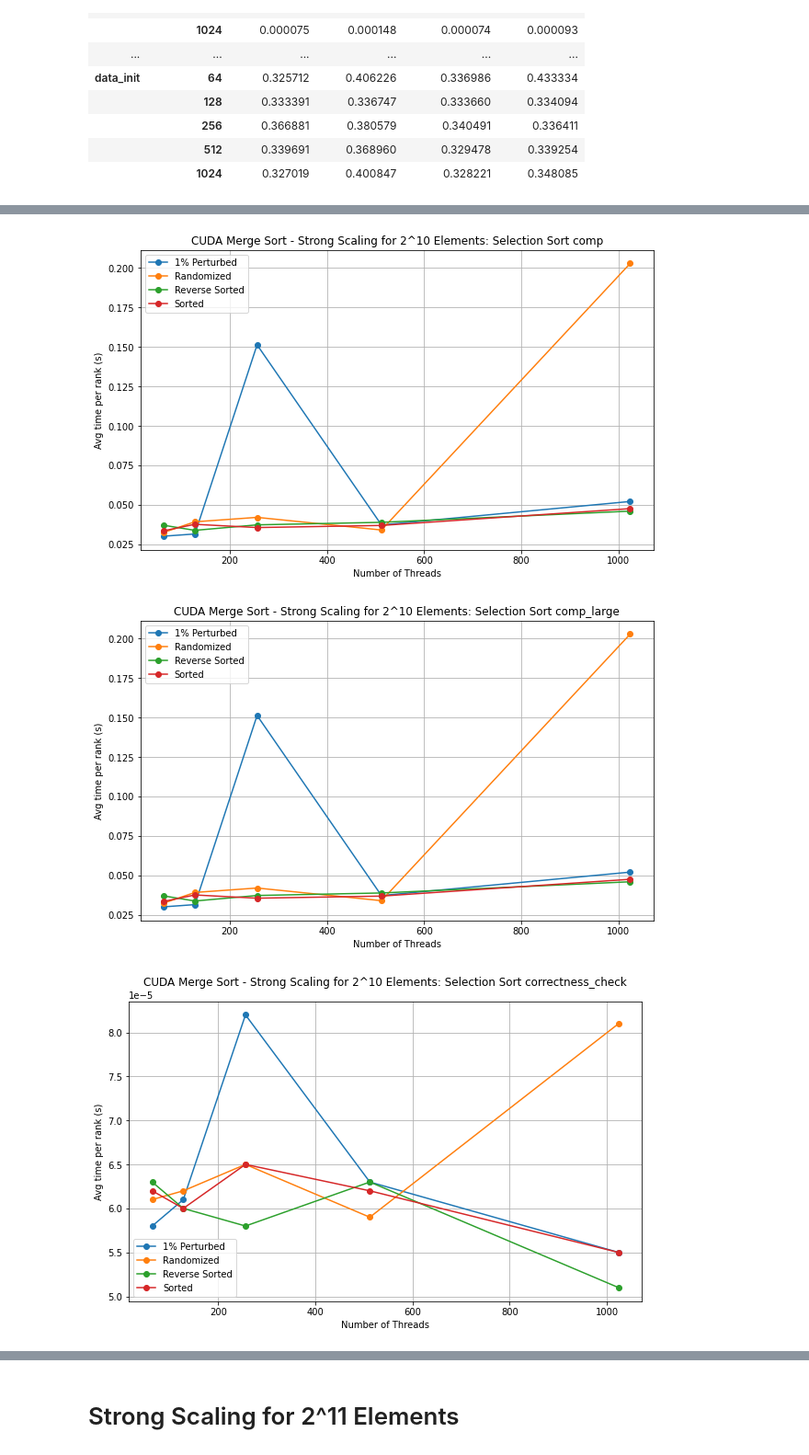
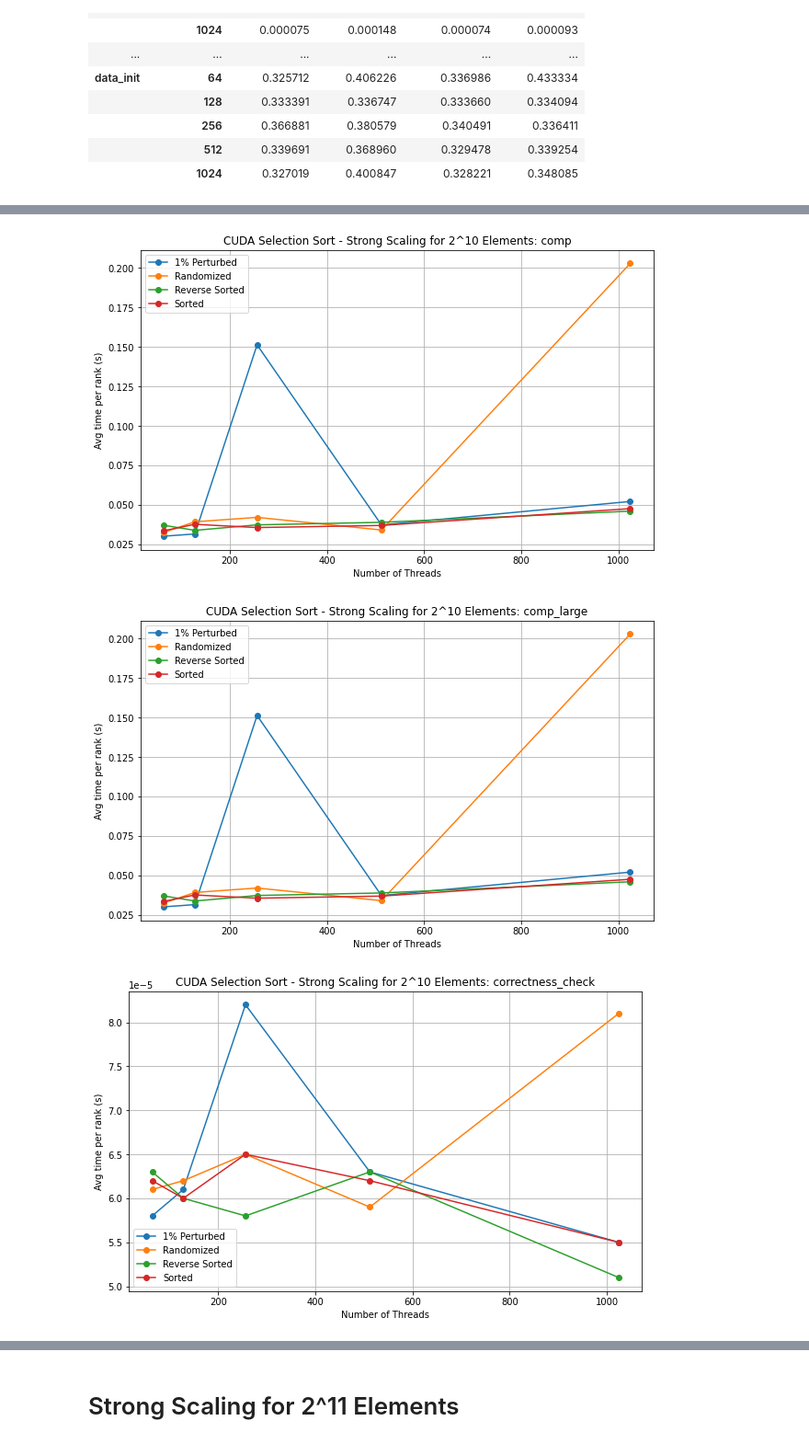
Before and after one commit to RobertEads/CSCE435-Group_16-Final_Project, a Jupyter notebook: Team16/Jupyter_Notebooks/SelectionSort/CUDA-StrongScaling.ipynb, the cells around one changed output, grey strips where cells are left out. Shown at 92% size. Saved outputs shown, nothing was run; the diff lists cells and outputs as text; code cells hidden in the pictures.

```diff
--- a/Team16/Jupyter_Notebooks/SelectionSort/CUDA-StrongScaling.ipynb
+++ b/Team16/Jupyter_Notebooks/SelectionSort/CUDA-StrongScaling.ipynb
@@ -161,7 +161,7 @@ for region, name in zip(regions, names):
 
     plt.xlabel('Number of Threads')
     plt.ylabel('Avg time per rank (s)')
-    plt.title(f'CUDA Merge Sort - Strong Scaling for 2^10 Elements: Selection Sort {name}')
+    plt.title(f'CUDA Selection Sort - Strong Scaling for 2^10 Elements: {name}')
     plt.legend(legend_labels)
     plt.grid(True)
     plt.show()
@@ -172,3 +172,3 @@ for region, name in zip(regions, names):
-[figure, old version]
+[figure, new version]
-[figure, old version]
+[figure, new version]
-[figure, old version]
+[figure, new version]
```
Also changed, not shown: parts of 7 cells of this notebook, 1 other file.
